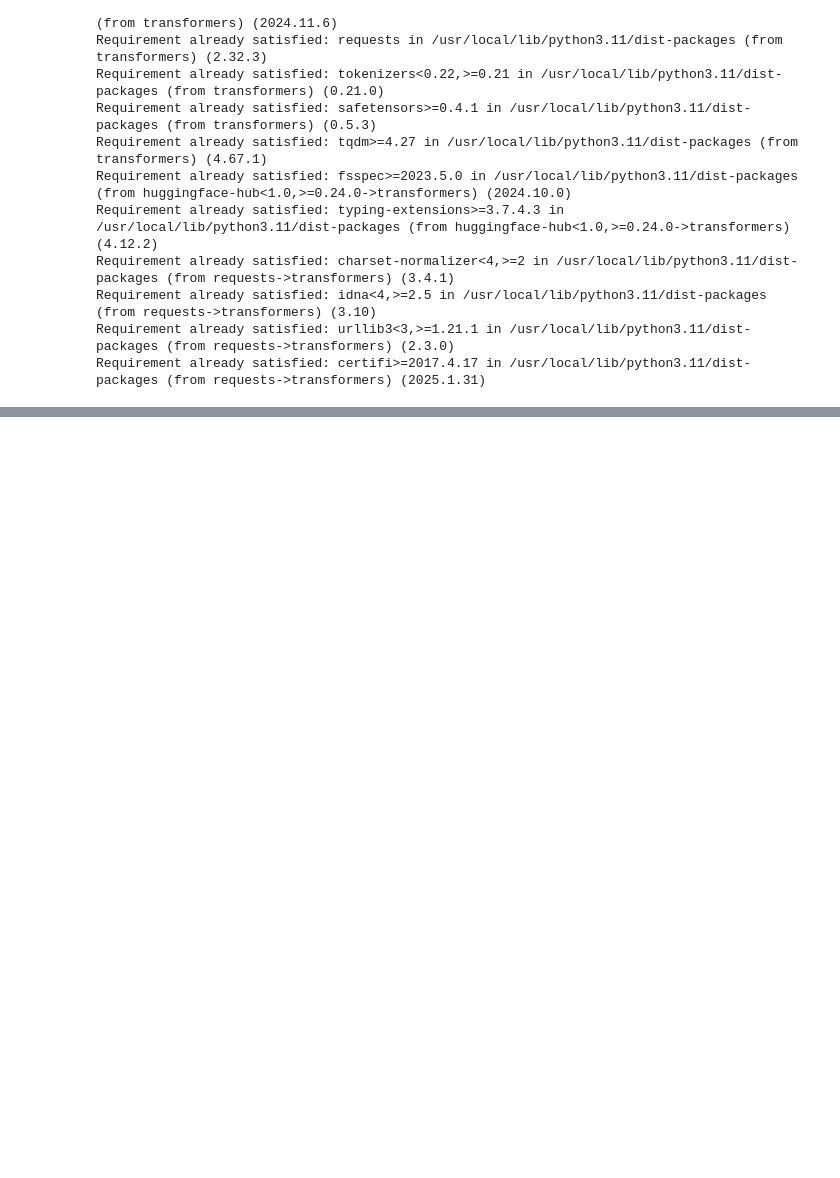
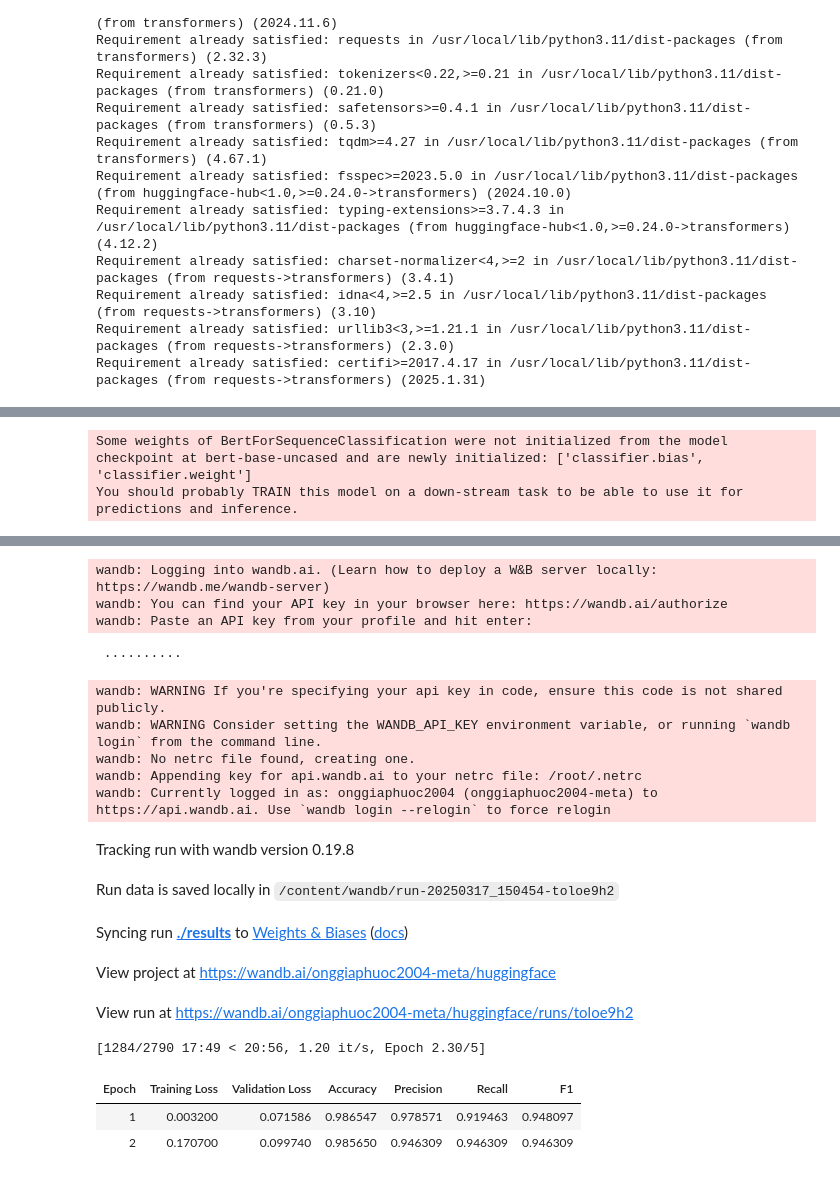
Before and after one commit to PhuocOng/Spam-Classifier-Email, a Jupyter notebook: Text_Classification_A_Spam_Classifier_for_emails.ipynb, the cells around one changed output, grey strips where cells are left out. Saved outputs shown, nothing was run; the diff lists cells and outputs as text; code cells hidden in the pictures; blank space fills up the shorter version.

```diff
--- a/Text_Classification_A_Spam_Classifier_for_emails.ipynb
+++ b/Text_Classification_A_Spam_Classifier_for_emails.ipynb
@@ -135,0 +230,35 @@ probabilities[0, 1] 0.5048684477806091
+# %%
+model = AutoModelForSequenceClassification.from_pretrained("bert-base-uncased", num_labels=2)
+# %% [output]
+Some weights of BertForSequenceClassification were not initialized from the model checkpoint at bert-base-uncased and are newly initialized: ['classifier.bias', 'classifier.weight']
+You should probably TRAIN this model on a down-stream task to be able to use it for predictions and inference.
+# %%
+def compute_metrics(pred):
+  labels = pred.label_ids
+  preds = np.argmax(pred.predictions, axis = 1)
+  acc = accuracy_score(labels, preds)
+  precision, recall, f1, _ = precision_recall_fscore_support(labels, preds, average = "binary")
+  return {"accuracy": acc, "precision": precision, "recall": recall, "f1": f1}
+# %%
+training_args = TrainingArguments(
+    output_dir = "./results",
+    evaluation_strategy = "epoch",
+    save_strategy = "epoch",
+    per_device_train_batch_size = 8,
+    per_device_eval_batch_size = 8,
+    num_train_epochs = 5,
+    weight_decay = 0.01,
+    logging_dir = "./logs",
+    logging_steps = 10,
+)
+# %%
+trainer = Trainer(
+    model = model,
+    args = training_args,
+    train_dataset = tokenized_datasets["train"],
+    eval_dataset = tokenized_datasets["test"],
+    compute_metrics = compute_metrics
+)
+# %%
+trainer.train()
+# %% [output]
@@ -135,0 +268,18 @@ probabilities[0, 1] 0.5048684477806091
+wandb: Logging into wandb.ai. (Learn how to deploy a W&B server locally: https://wandb.me/wandb-server)
+wandb: You can find your API key in your browser here: https://wandb.ai/authorize
+wandb: Paste an API key from your profile and hit enter:
+ ··········
+wandb: WARNING If you're specifying your api key in code, ensure this code is not shared publicly.
+wandb: WARNING Consider setting the WANDB_API_KEY environment variable, or running `wandb login` from the command line.
+wandb: No netrc file found, creating one.
+wandb: Appending key for api.wandb.ai to your netrc file: /root/.netrc
+wandb: Currently logged in as: onggiaphuoc2004 (onggiaphuoc2004-meta) to https://api.wandb.ai. Use `wandb login --relogin` to force relogin
+Tracking run with wandb version 0.19.8
+Run data is saved locally in /content/wandb/run-20250317_150454-toloe9h2
+Syncing run ./results to Weights & Biases (docs)
+View project at https://wandb.ai/onggiaphuoc2004-meta/huggingface
+View run at https://wandb.ai/onggiaphuoc2004-meta/huggingface/runs/toloe9h2
+[1284/2790 17:49 < 20:56, 1.20 it/s, Epoch 2.30/5]
+| Epoch | Training Loss | Validation Loss | Accuracy | Precision | Recall | F1 |
+| 1 | 0.003200 | 0.071586 | 0.986547 | 0.978571 | 0.919463 | 0.948097 |
+| 2 | 0.170700 | 0.099740 | 0.985650 | 0.946309 | 0.946309 | 0.946309 |
```
Also changed, not shown: parts of 18 cells of this notebook.
